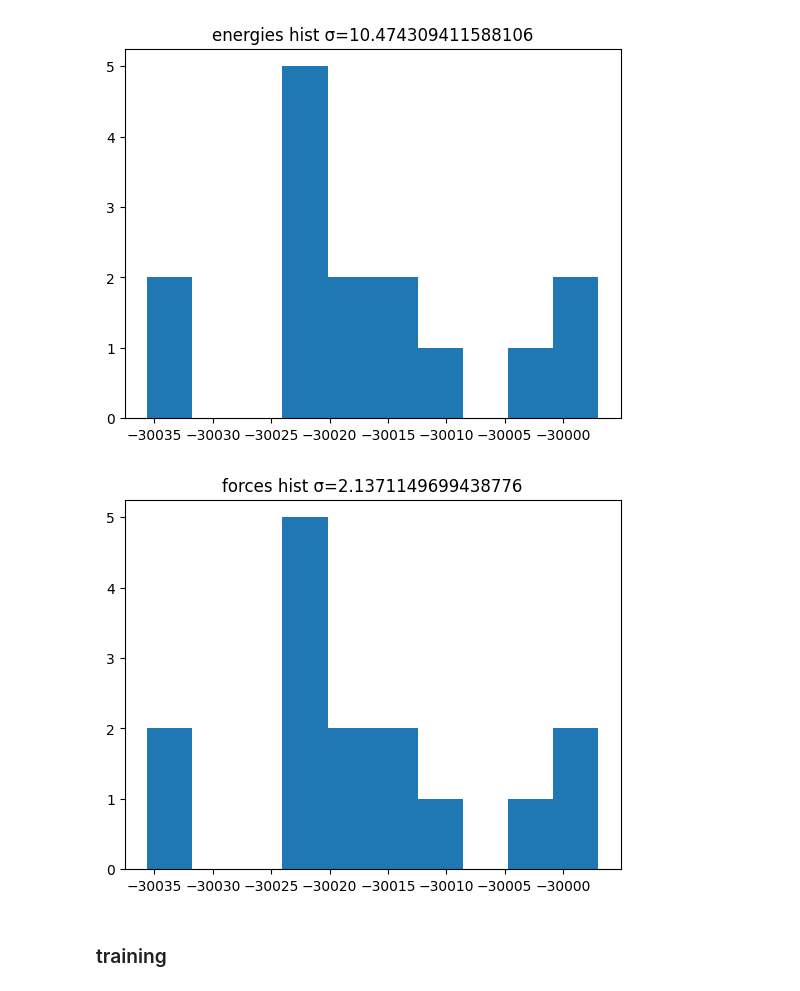
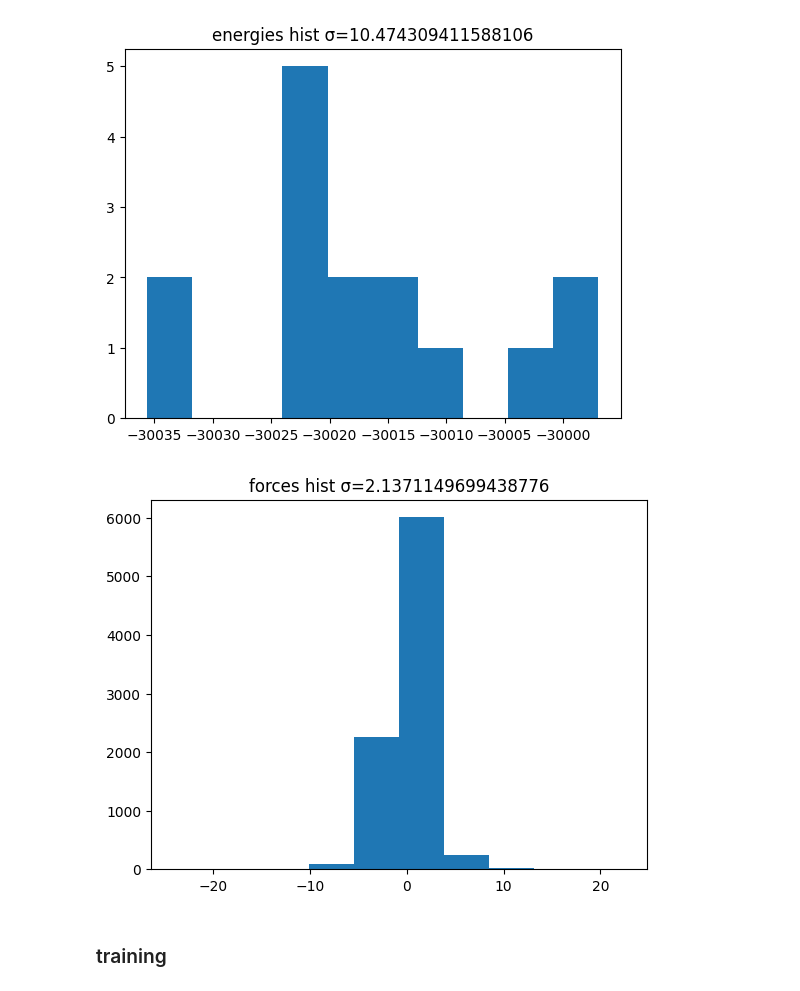
Before and after one commit to lab-cosmo/equisolve, a Jupyter notebook: examples/multi_spectra_script-thorben.ipynb, the cells around one changed output. Saved outputs shown, nothing was run; the diff lists cells and outputs as text; code cells hidden in the pictures.

Commit message:
fix for forces hist

```diff
--- a/examples/multi_spectra_script-thorben.ipynb
+++ b/examples/multi_spectra_script-thorben.ipynb
@@ -32,12 +32,12 @@ plt.close()
 # %% [output]
 [figure]
 # %%
-plt.hist(y[0].values)
+plt.hist(y[0].gradient('positions').data.flatten())
 plt.title(f"forces hist σ={np.std(y[0].gradient('positions').data.flatten())}")
 plt.show()
 plt.close()
 # %% [output]
-[figure, old version]
+[figure, new version]
 # %%
 HYPERS = {
     "cutoff": 5.0,
```
Also changed, not shown: parts of 8 cells of this notebook.
